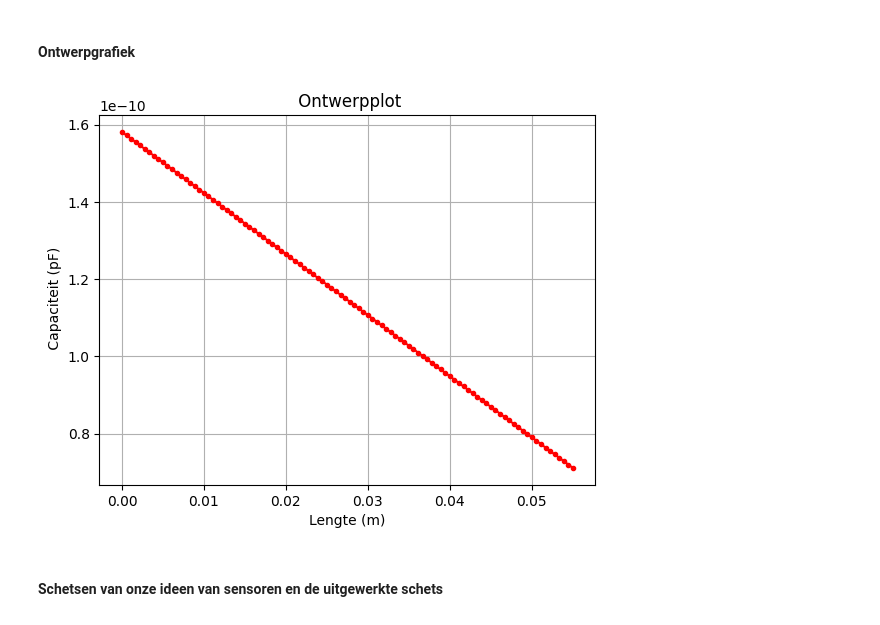
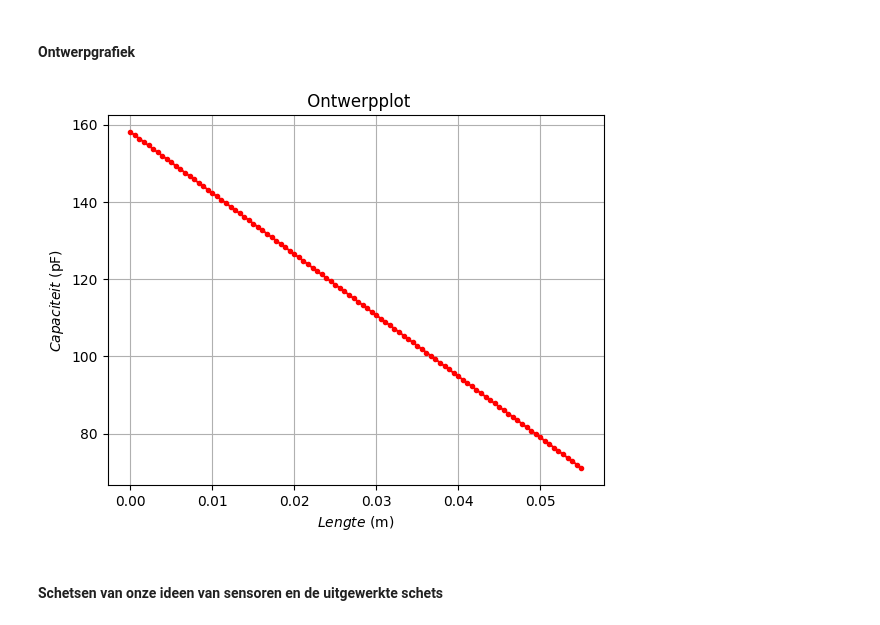
Before and after one commit to HugoRuttenTU/opdrachten-DEF-D, a Jupyter notebook: FysiekeOntwerpopdrachten/2OntwerpEenSensorCondensator/DEFOntwerpopdracht2OntwerpEenSensorInvulTemplate.ipynb, the cells around one changed output. Cells and saved outputs as stored; diff of their text form; code cells hidden in the pictures.

```diff
--- a/FysiekeOntwerpopdrachten/2OntwerpEenSensorCondensator/DEFOntwerpopdracht2OntwerpEenSensorInvulTemplate.ipynb
+++ b/FysiekeOntwerpopdrachten/2OntwerpEenSensorCondensator/DEFOntwerpopdracht2OntwerpEenSensorInvulTemplate.ipynb
@@ -193,34 +193,34 @@ De ontwerpgrafiek is gemaakt bij een andere dikte papier tussen de condensatoren
 # %%
 # Plot hier de verwachte ontwerpgrafiek van jullie sensoren
 import numpy as np
 import matplotlib.pyplot as plt
 from scipy.optimize import curve_fit
 L_min = 0
 L_max = 0.055
 
 dikte_karton = 0.00112
 breedte = 0.1
 epsilon_karton = 2.0
 
 L_array = np.linspace(L_min, L_max, 100)
 
 A_array = breedte * (0.1 - L_array) # de lengte van de overlap is 10 cm - de lengte van het voorwerp\
 
 def ontwerpfunctie(L,dikte,epsilonr):
     L_overlap = 0.1 - L
     C = vlakkeplaat(L_overlap*breedte,dikte,epsilonr)
     return C
 
 
 plt.figure()
 plt.title(" Ontwerpplot")
-plt.plot(L_array,ontwerpfunctie(L_array,dikte_karton,epsilon_karton),'r.-')
-plt.xlabel("Lengte (m)")
-plt.ylabel(" Capaciteit (pF)")
+plt.plot(L_array,ontwerpfunctie(L_array,dikte_karton,epsilon_karton)*10**12,'r.-')
+plt.xlabel(r"$Lengte$ (m)")
+plt.ylabel(r"$Capaciteit$ (pF)")
 plt.grid()
 plt.show()
 # %% [output]
-[figure, old version]
+[figure, new version]
 # %% [markdown]
 #### Schetsen van onze ideen van sensoren en de uitgewerkte schets
 # %% [markdown]
```
Also changed, not shown: parts of 6 cells of this notebook.
